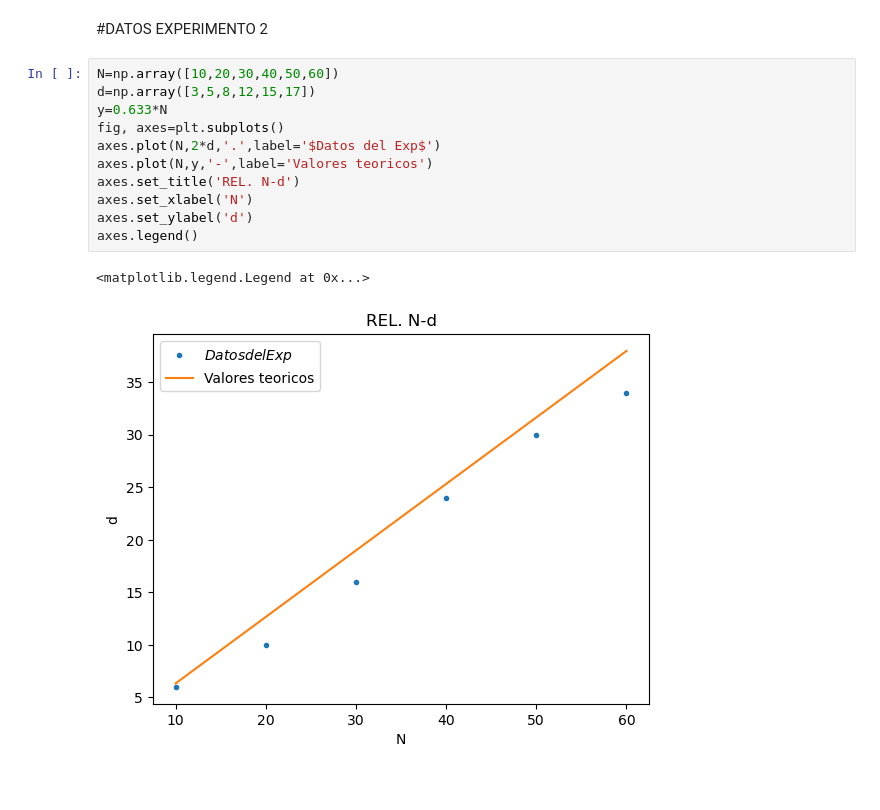
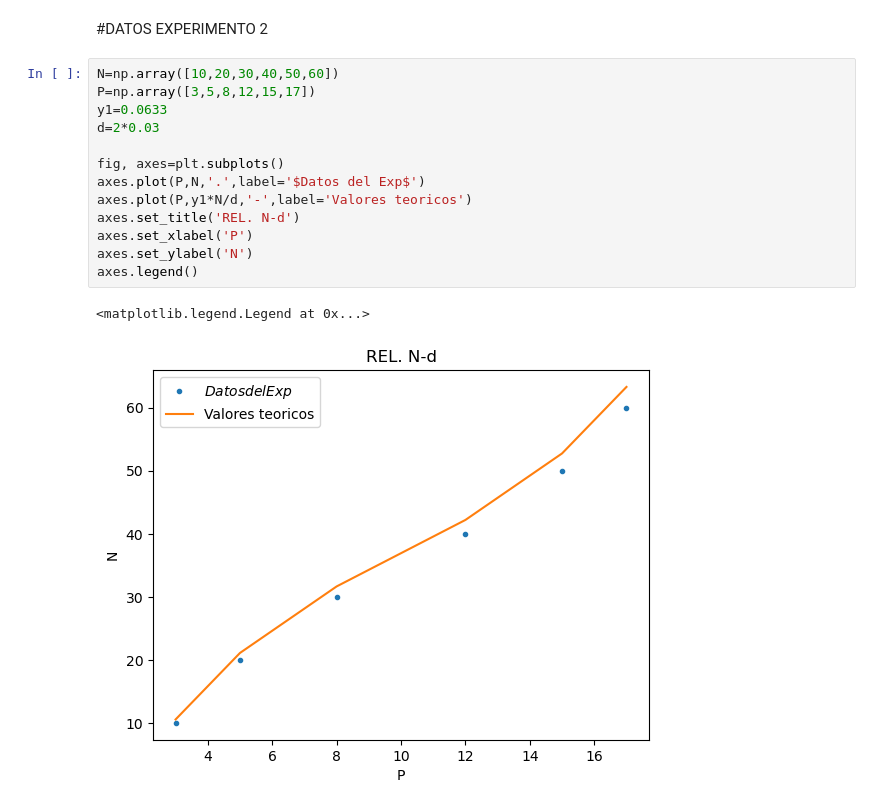
Before and after one commit to paolovf123/GRAFICOS_EXP, a Jupyter notebook: exp2.ipynb, the cells around one changed output. Drawn from its saved outputs; the diff is of its cells as text.

```diff
--- a/exp2.ipynb
+++ b/exp2.ipynb
@@ -22,15 +82,17 @@ axes.legend()
 #DATOS EXPERIMENTO 2
 # %%
 N=np.array([10,20,30,40,50,60])
-d=np.array([3,5,8,12,15,17])
-y=0.633*N
+P=np.array([3,5,8,12,15,17])
+y1=0.0633
+d=2*0.03
+
 fig, axes=plt.subplots()
-axes.plot(N,2*d,'.',label='$Datos del Exp$')
-axes.plot(N,y,'-',label='Valores teoricos')
+axes.plot(P,N,'.',label='$Datos del Exp$')
+axes.plot(P,y1*N/d,'-',label='Valores teoricos')
 axes.set_title('REL. N-d')
-axes.set_xlabel('N')
-axes.set_ylabel('d')
+axes.set_xlabel('P')
+axes.set_ylabel('N')
 axes.legend()
 # %% [output]
 <matplotlib.legend.Legend at 0x...>
-[figure, old version]
+[figure, new version]
```
Also changed, not shown: parts of 6 cells of this notebook.
